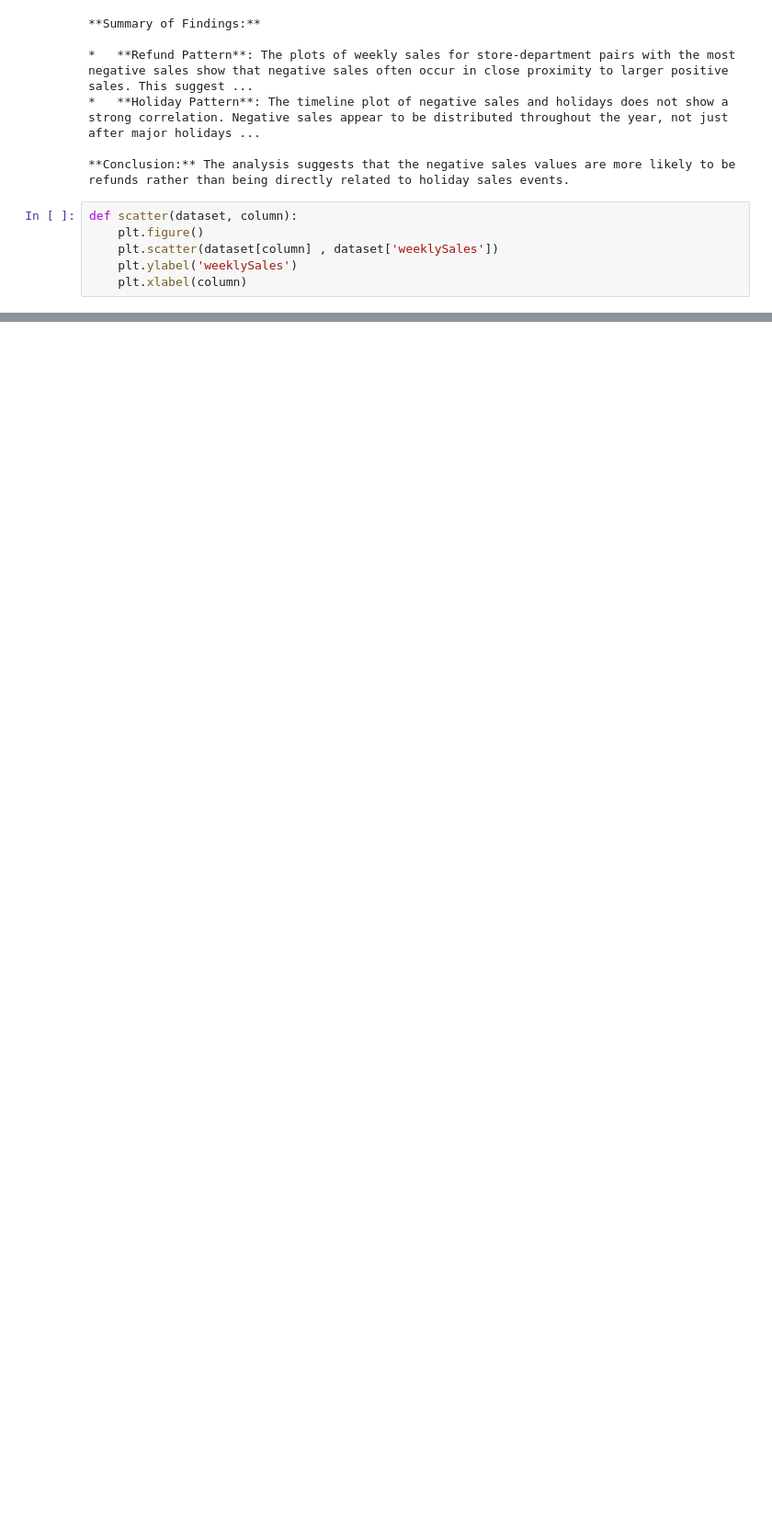
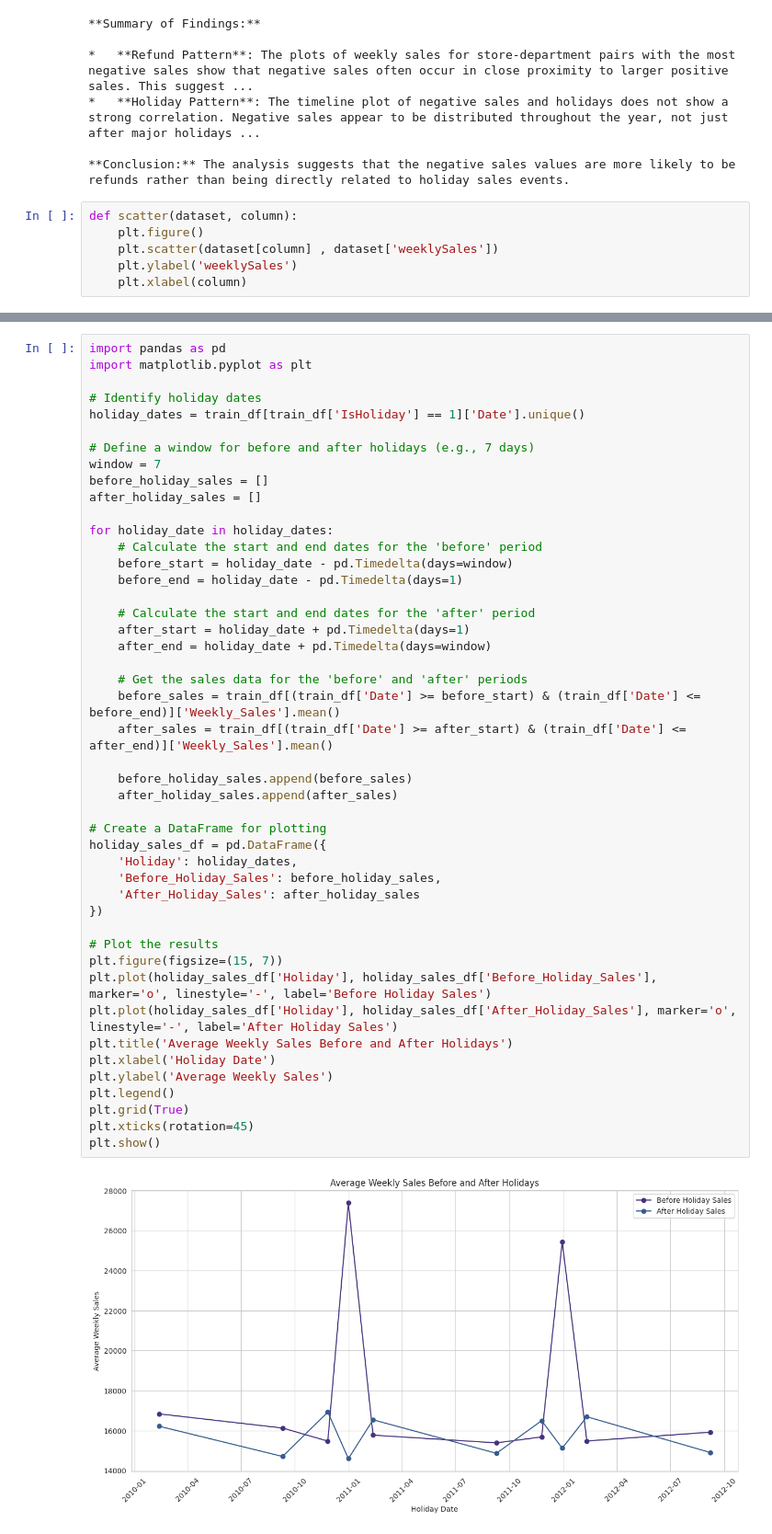
Before and after one commit to CarlTeapot/Walmart-Recruiting, a Jupyter notebook: data_exploration.ipynb, the cells around one changed output, grey strips where cells are left out. Shown at 92% size. Saved outputs shown, nothing was run; the diff lists cells and outputs as text; blank space fills up the shorter version.

```diff
--- a/data_exploration.ipynb
+++ b/data_exploration.ipynb
@@ -200,0 +246,48 @@ def scatter(dataset, column):
+# %%
+import pandas as pd
+import matplotlib.pyplot as plt
+
+# Identify holiday dates
+holiday_dates = train_df[train_df['IsHoliday'] == 1]['Date'].unique()
+
+# Define a window for before and after holidays (e.g., 7 days)
+window = 7
+before_holiday_sales = []
+after_holiday_sales = []
+
+for holiday_date in holiday_dates:
+    # Calculate the start and end dates for the 'before' period
+    before_start = holiday_date - pd.Timedelta(days=window)
+    before_end = holiday_date - pd.Timedelta(days=1)
+
+    # Calculate the start and end dates for the 'after' period
+    after_start = holiday_date + pd.Timedelta(days=1)
+    after_end = holiday_date + pd.Timedelta(days=window)
+
+    # Get the sales data for the 'before' and 'after' periods
+    before_sales = train_df[(train_df['Date'] >= before_start) & (train_df['Date'] <= before_end)]['Weekly_Sales'].mean()
+    after_sales = train_df[(train_df['Date'] >= after_start) & (train_df['Date'] <= after_end)]['Weekly_Sales'].mean()
+
+    before_holiday_sales.append(before_sales)
+    after_holiday_sales.append(after_sales)
+
+# Create a DataFrame for plotting
+holiday_sales_df = pd.DataFrame({
+    'Holiday': holiday_dates,
+    'Before_Holiday_Sales': before_holiday_sales,
+    'After_Holiday_Sales': after_holiday_sales
+})
+
+# Plot the results
+plt.figure(figsize=(15, 7))
+plt.plot(holiday_sales_df['Holiday'], holiday_sales_df['Before_Holiday_Sales'], marker='o', linestyle='-', label='Before Holiday Sales')
+plt.plot(holiday_sales_df['Holiday'], holiday_sales_df['After_Holiday_Sales'], marker='o', linestyle='-', label='After Holiday Sales')
+plt.title('Average Weekly Sales Before and After Holidays')
+plt.xlabel('Holiday Date')
+plt.ylabel('Average Weekly Sales')
+plt.legend()
+plt.grid(True)
+plt.xticks(rotation=45)
+plt.show()
+# %% [output]
+[figure, added]
```
Also changed, not shown: parts of 18 cells of this notebook.
